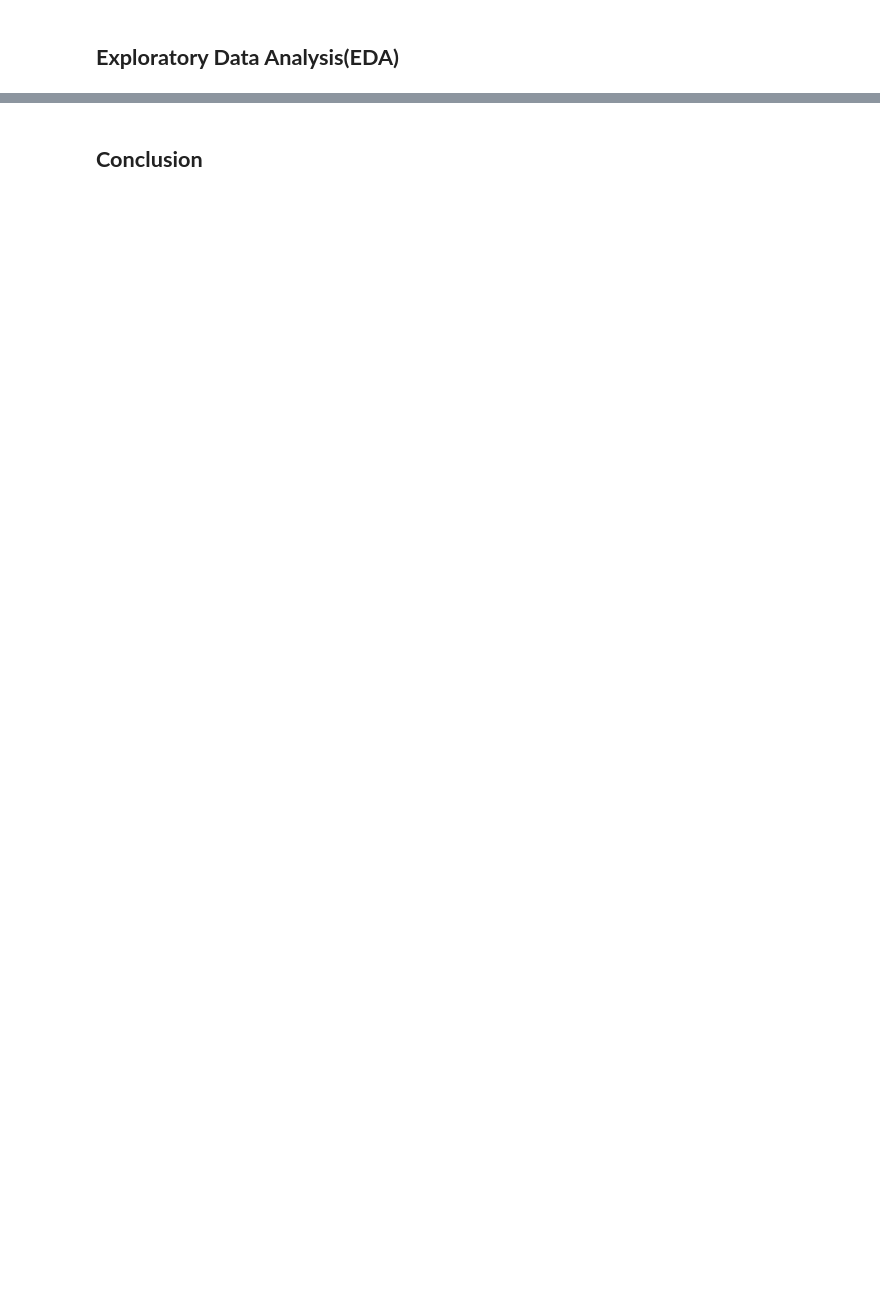
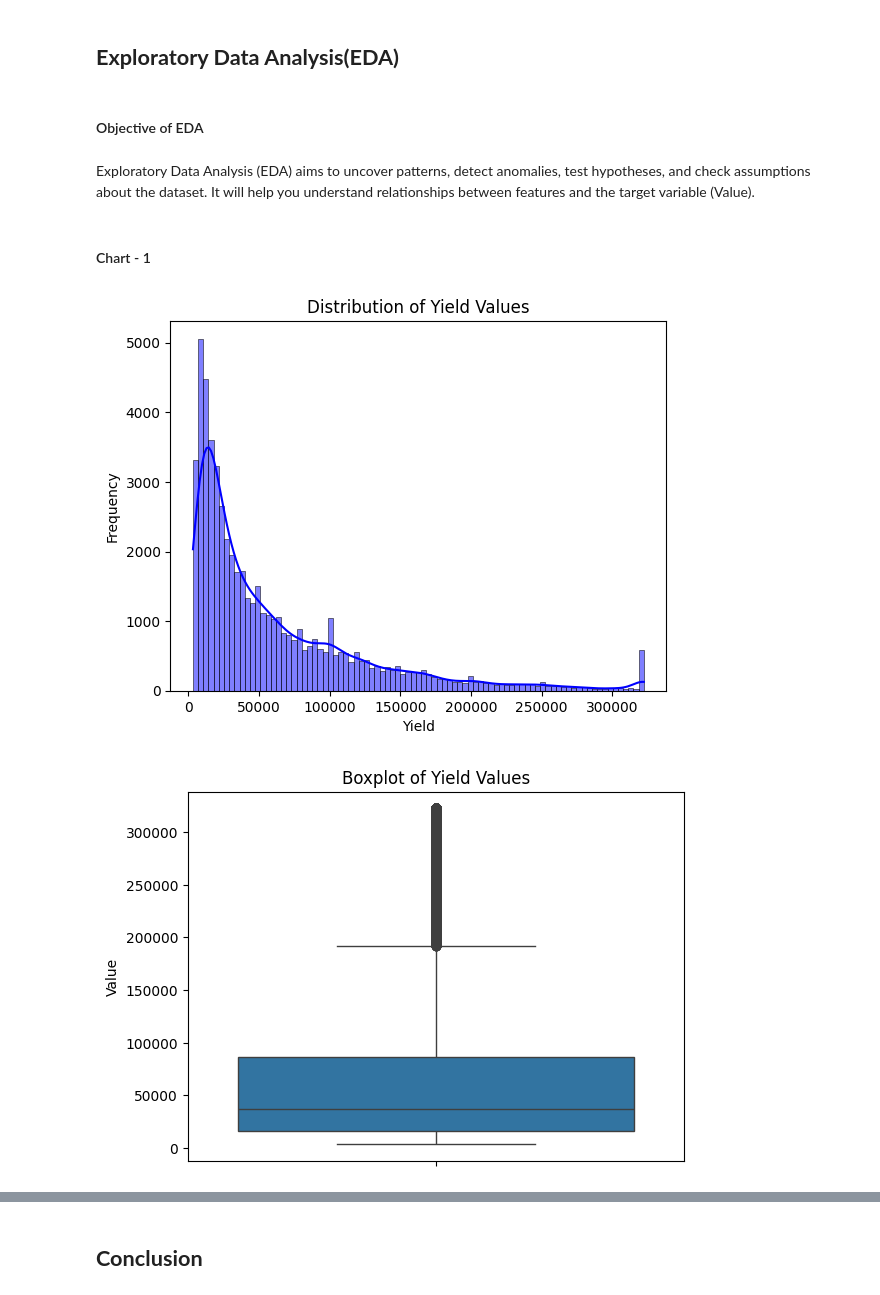
Before and after one commit to manishaachary13/crop_yield_predictoin_ML, a Jupyter notebook: crop_yield_prediction_ML.ipynb, the cells around one changed output, grey strips where cells are left out. Saved outputs shown, nothing was run; the diff lists cells and outputs as text; code cells hidden in the pictures; blank space fills up the shorter version.

```diff
--- a/crop_yield_prediction_ML.ipynb
+++ b/crop_yield_prediction_ML.ipynb
@@ -334,0 +348,9 @@ Yield Value range: 0 - 1000000
+# %%
+# Keep a copy of the dataset for visualization
+data_for_viz = crop.copy()
+
+# Drop unnecessary columns only for modeling
+columns_to_drop = ['Domain Code', 'Area Code', 'Element Code', 'Item Code', 'Year Code']
+data_cleaned = crop.drop(columns=columns_to_drop, axis=1)
+
+# Use `data_for_viz` for visualizations when needed
@@ -334,0 +363,10 @@ Yield Value range: 0 - 1000000
+# %%
+# Handle rare categories for 'Area' and 'Item' (example threshold: < 5% of total rows)
+for col in ['Item']:
+    value_counts = data_cleaned[col].value_counts(normalize=True)
+    rare_categories = value_counts[value_counts < 0.05].index
+    data_cleaned[col] = data_cleaned[col].replace(rare_categories, 'Other')
+
+# Verify changes
+print(data_cleaned['Area'].value_counts())
+print(data_cleaned['Item'].value_counts())
@@ -335,2 +417,22 @@ Yield Value range: 0 - 1000000
 # %% [markdown]
 ## **Exploratory Data Analysis(EDA)**
+# %% [markdown]
+#### Objective of EDA
+# %% [markdown]
+
+Exploratory Data Analysis (EDA) aims to uncover patterns, detect anomalies, test hypotheses, and check assumptions about the dataset. It will help you understand relationships between features and the target variable (Value).
+# %% [markdown]
+#### Chart - 1
+# %%
+sns.histplot(data_cleaned['Value'], kde=True, color='blue')
+plt.title("Distribution of Yield Values")
+plt.xlabel("Yield")
+plt.ylabel("Frequency")
+plt.show()
+
+sns.boxplot(data_cleaned['Value'])
+plt.title("Boxplot of Yield Values")
+plt.show()
+# %% [output]
+[figure, added]
+[figure, added]
```
Also changed, not shown: parts of 21 cells of this notebook.
